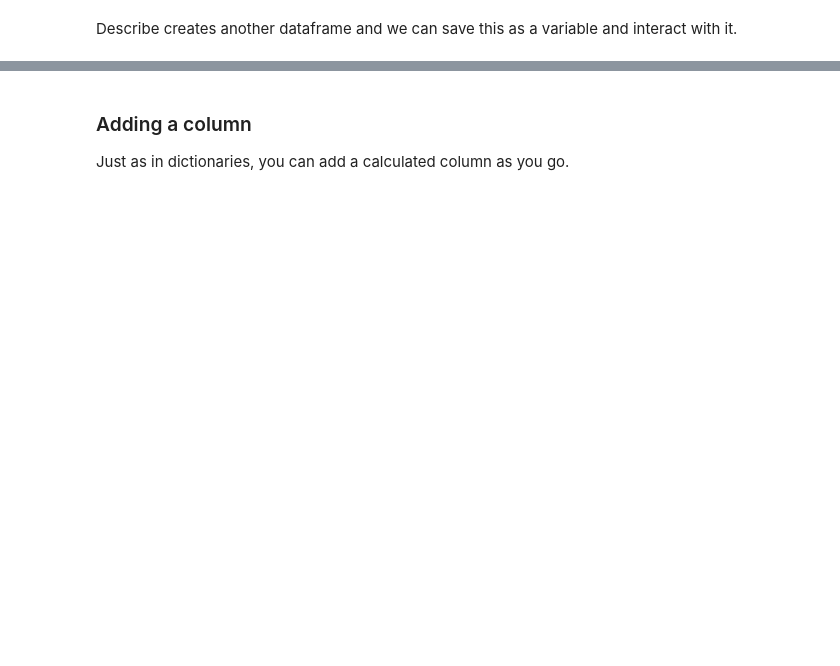
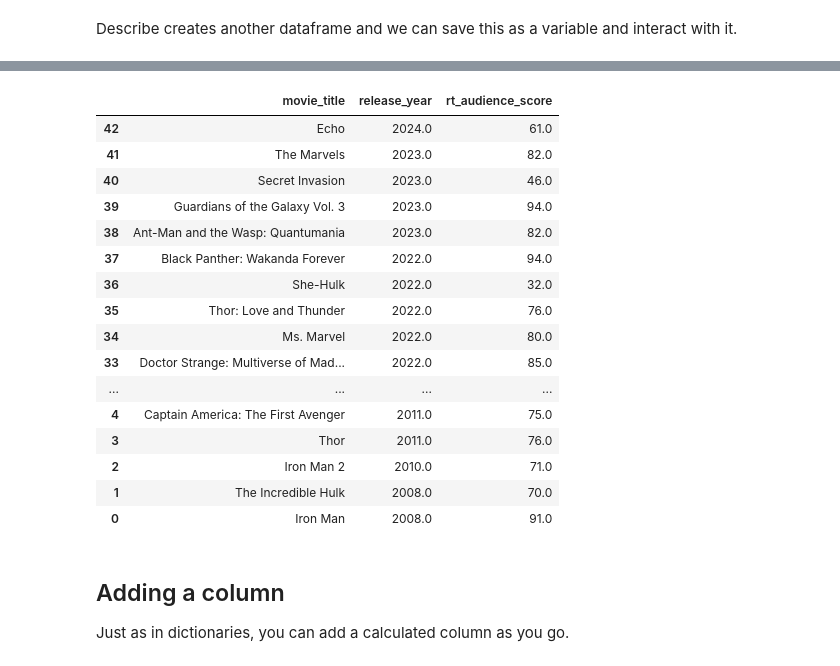
Before and after one commit to GettysburgDataScience/DS256-ClassNotes, a Jupyter notebook: _sources/03_Pandas/01_pandas_intro.ipynb, the cells around one changed output, grey strips where cells are left out. Saved outputs shown, nothing was run; the diff lists cells and outputs as text; code cells hidden in the pictures; blank space fills up the shorter version.

```diff
--- a/_sources/03_Pandas/01_pandas_intro.ipynb
+++ b/_sources/03_Pandas/01_pandas_intro.ipynb
@@ -224,4 +307,25 @@ KeyError: 'release_date'
+# %%
+# specified columns and in reverse order using [::-1] slice
+mcu_df[['movie_title', 'release_year', 'rt_audience_score']].iloc[::-1]
+# %% [output]
+|  | movie_title | release_year | rt_audience_score |
+| 42 | Echo | 2024.0 | 61.0 |
+| 41 | The Marvels | 2023.0 | 82.0 |
+| 40 | Secret Invasion | 2023.0 | 46.0 |
+| 39 | Guardians of the Galaxy Vol. 3 | 2023.0 | 94.0 |
+| 38 | Ant-Man and the Wasp: Quantumania | 2023.0 | 82.0 |
+| 37 | Black Panther: Wakanda Forever | 2022.0 | 94.0 |
+| 36 | She-Hulk | 2022.0 | 32.0 |
+| 35 | Thor: Love and Thunder | 2022.0 | 76.0 |
+| 34 | Ms. Marvel | 2022.0 | 80.0 |
+| 33 | Doctor Strange: Multiverse of Mad... | 2022.0 | 85.0 |
+| ... | ... | ... | ... |
+| 4 | Captain America: The First Avenger | 2011.0 | 75.0 |
+| 3 | Thor | 2011.0 | 76.0 |
+| 2 | Iron Man 2 | 2010.0 | 71.0 |
+| 1 | The Incredible Hulk | 2008.0 | 70.0 |
+| 0 | Iron Man | 2008.0 | 91.0 |
 # %% [markdown]
-### Adding a column
+## Adding a column
 
 Just as in dictionaries, you can add a calculated column as you go.
```
Also changed, not shown: parts of 43 cells of this notebook, 6 other files.
